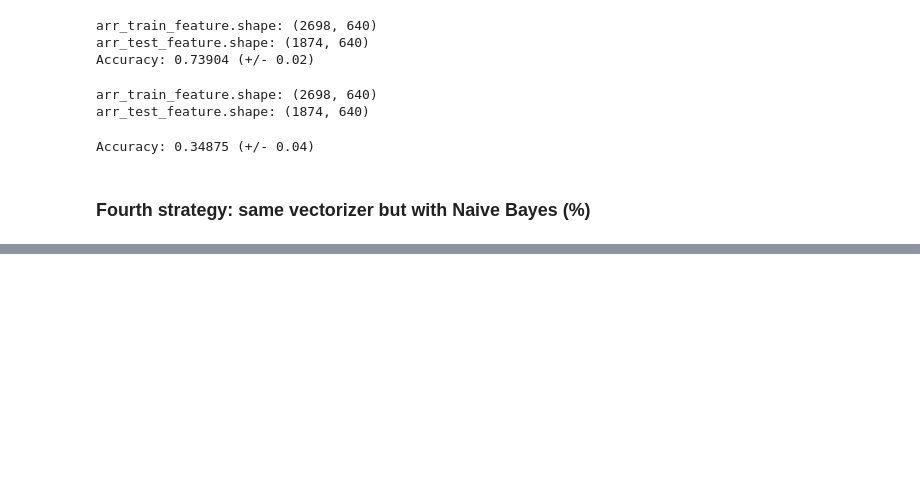
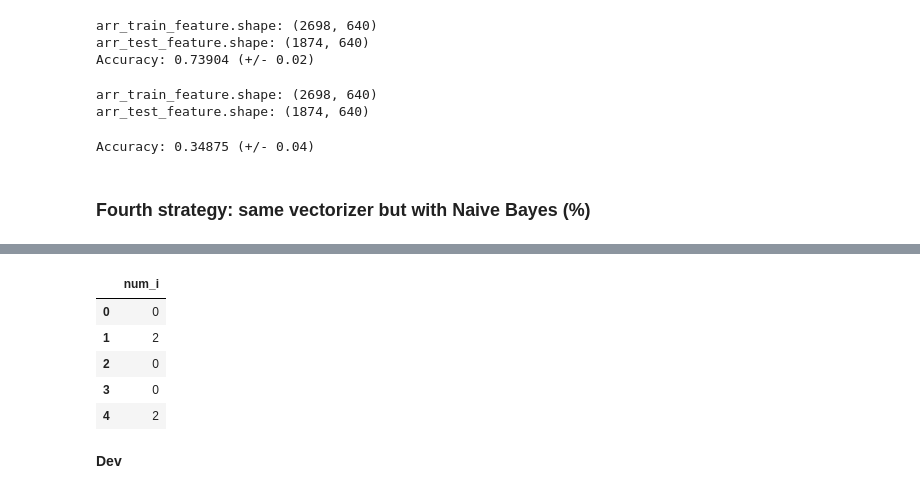
Before and after one commit to nsoldiac/KaggleNLP, a Jupyter notebook: Kaggle Notebook.ipynb, the cells around one changed output, grey strips where cells are left out. Cells and saved outputs as stored; diff of their text form; code cells hidden in the pictures; blank space fills up the shorter version.

```diff
--- a/Kaggle Notebook.ipynb
+++ b/Kaggle Notebook.ipynb
@@ -328,0 +400,3 @@ Accuracy: 0.34686 (+/- 0.05)
+# %%
+train_size = round(rows*.8)
+dev_size   = round(rows*.2)
@@ -328,0 +414,28 @@ Accuracy: 0.34686 (+/- 0.05)
+# %%
+tok_sent_train = []
+for i in df_train.Text:
+    tok_sent_train.append(nltk.word_tokenize(i))
+
+num_i_train = []
+for i in tok_sent_train:
+    count = 0
+    for j in i:
+        if j == "i":
+            count += 1
+    num_i_train.append(count)
+
+# num_i = pd.Series(num_i)
+# df_train['num_i'] = num_i
+
+df_train_features = pd.DataFrame({'num_i': num_i_train})
+# %%
+df_train_features.head()
+# %% [output]
+|  | num_i |
+| 0 | 0 |
+| 1 | 2 |
+| 2 | 0 |
+| 3 | 0 |
+| 4 | 2 |
+# %% [markdown]
+**Dev**
```
Also changed, not shown: parts of 31 cells of this notebook, 1 other file.
